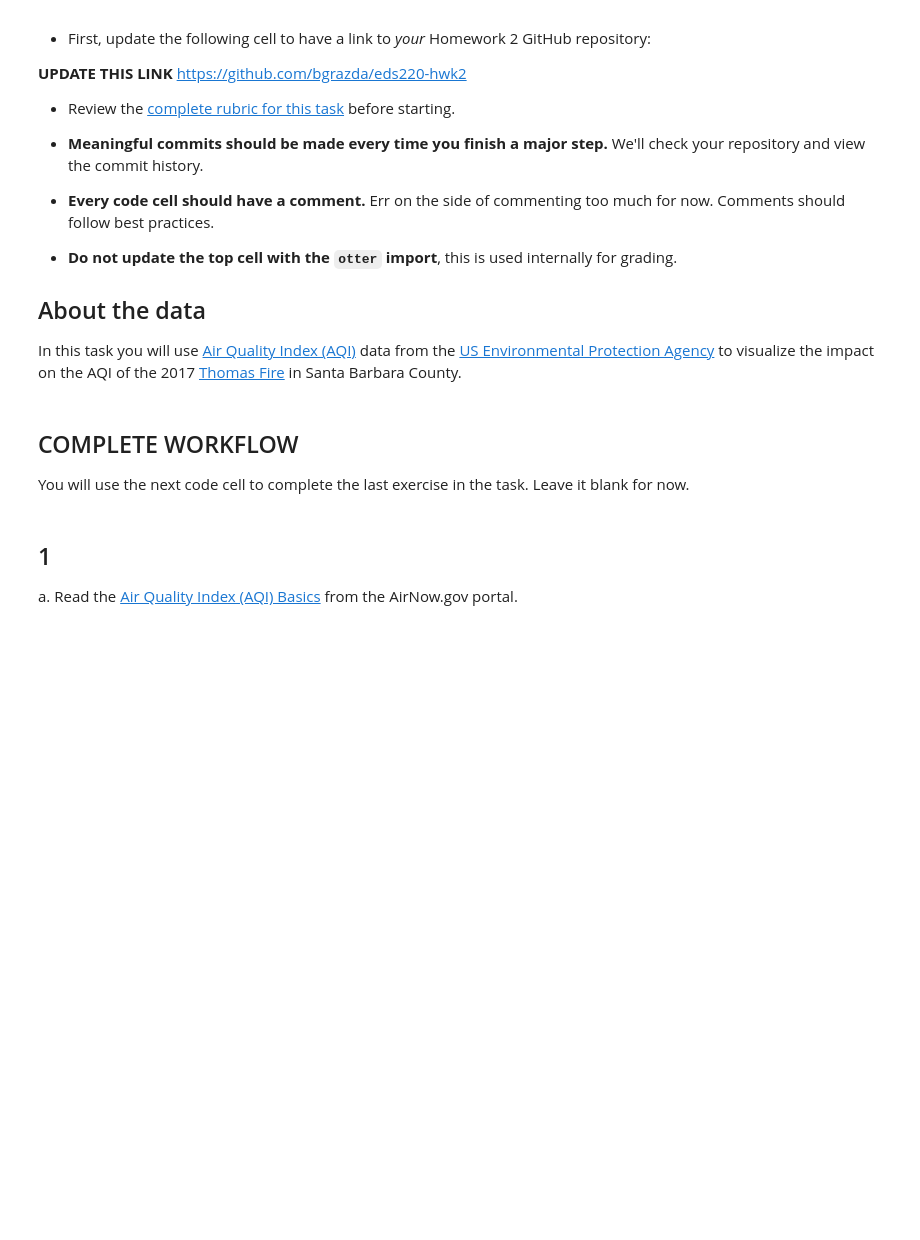
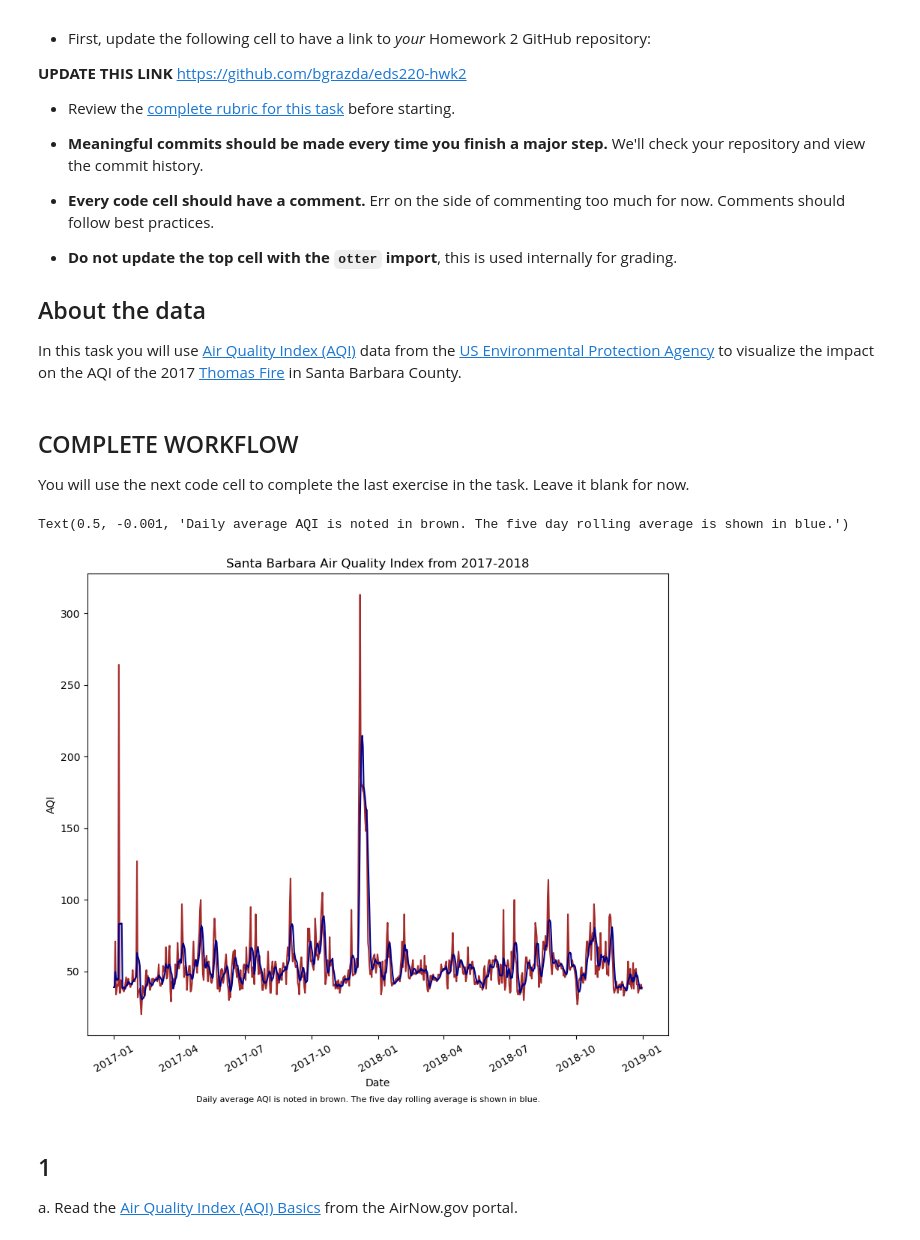
Before and after one commit to bgrazda/eds220-hwk2, a Jupyter notebook: hwk2-task3-aqi-GRAZDA.ipynb, the cells around one changed output. Drawn from its saved outputs; the diff is of its cells as text; code cells hidden in the pictures; blank space fills up the shorter version.

Commit message:
Order plot axes by date index and AQI. Plot both daily and 5 day rolling averages. Complete workflow.

```diff
--- a/hwk2-task3-aqi-GRAZDA.ipynb
+++ b/hwk2-task3-aqi-GRAZDA.ipynb
@@ -36,3 +33,52 @@ import matplotlib.pyplot as plt
+# %%
+import pandas as pd
+import matplotlib.pyplot as plt
+
+# Read in data
+aqi_17 = pd.read_csv('https://aqs.epa.gov/aqsweb/airdata/daily_aqi_by_county_2017.zip', compression = 'zip')
+aqi_18 = pd.read_csv('https://aqs.epa.gov/aqsweb/airdata/daily_aqi_by_county_2018.zip', compression = 'zip')
+
+# Join the data frames, default outer join
+aqi = pd.concat([aqi_17, aqi_18])
+
+# Simplify column names to snake_case (lowercase, replace spaces with underscore)
+aqi.columns = (aqi.columns
+                  .str.lower()
+                  .str.replace(' ','_'))
+
+# Find all the observations with the county of Santa Barbara and put it into new dataframe
+aqi_sb = aqi[aqi['county_name'] == 'Santa Barbara']
+# Remove columns indicated by column labels and axis
+aqi_sb = aqi_sb.drop(['state_name', 'county_name', 'state_code', 'county_code'], axis = 1)
+
+# Specify that we want to convert the date column to a date time object.
+aqi_sb.date = pd.to_datetime(aqi_sb['date'])
+# Recall the dataframe with the function set_index and pass in date column to make the dates the new index
+aqi_sb = aqi_sb.set_index('date')
+
+# Calculate AQI rolling average over 5 days
+rolling_average = aqi_sb['aqi'].rolling('5D').mean()
+# Modify and create new column five day average that lines up with the rolling average object. Check to verify.
+aqi_sb['five_day_average'] = rolling_average
+
+# Declare fig size so that positioning is clear for labels and captions
+plt.figure(figsize = (10,8))
+
+# Plot both the daily and five day averages for AQI
+plt.plot(aqi_sb.index.values,
+        aqi_sb['aqi'],
+       color = 'brown')
+plt.plot(aqi_sb.index.values,
+        aqi_sb['five_day_average'],
+        color = 'darkblue')
+plt.xticks(rotation = 30)                 # Rotate xticks so that all dates fit on x axis
+plt.xlabel('Date')
+plt.ylabel('AQI')
+plt.title('Santa Barbara Air Quality Index from 2017-2018')
+plt.figtext(0.5, -0.001, 'Daily average AQI is noted in brown. The five day rolling average is shown in blue.', wrap=True, horizontalalignment='center', fontsize=8)
+# %% [output]
+Text(0.5, -0.001, 'Daily average AQI is noted in brown. The five day rolling average is shown in blue.')
+[figure, added]
 # %% [markdown]
 ## 1
 
```
Also changed, not shown: parts of 1 cell of this notebook.
